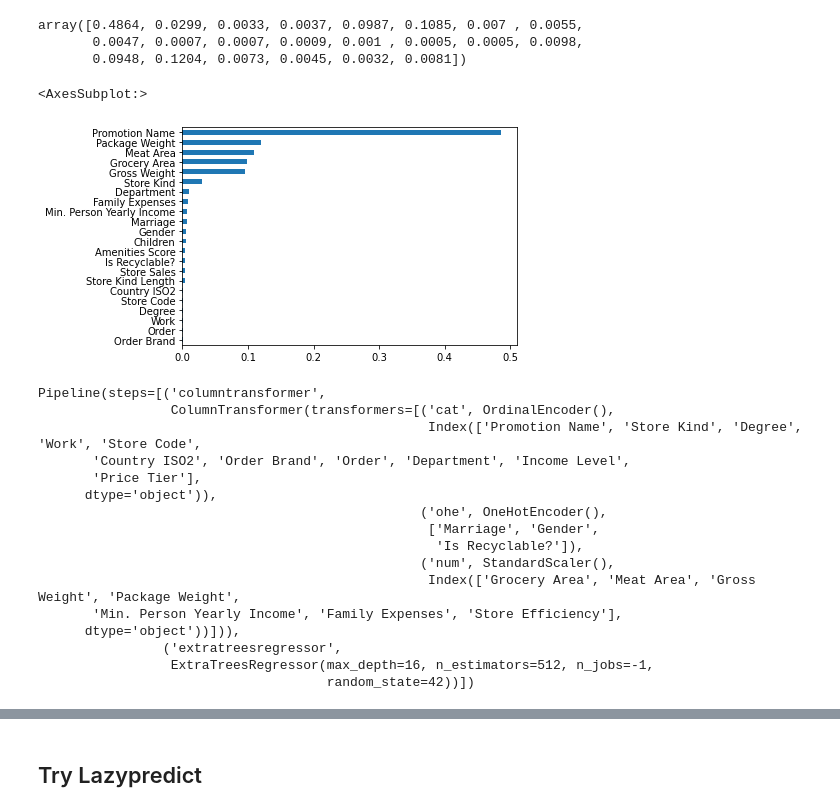
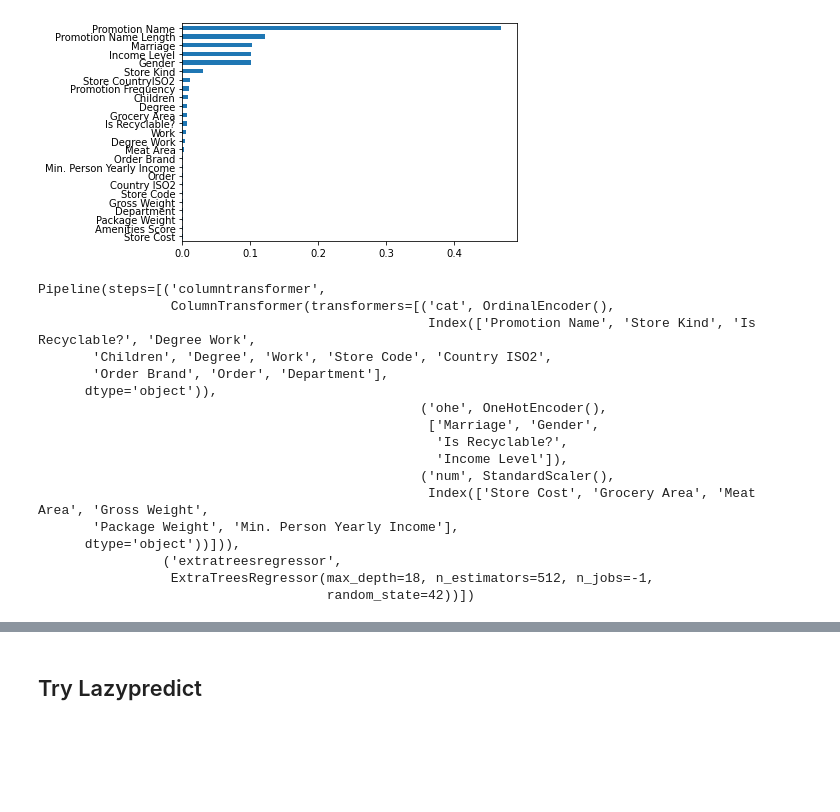
Before and after one commit to kershrita/Predicting-Market-Costs, a Jupyter notebook: model building.ipynb, the cells around one changed output, grey strips where cells are left out. Saved outputs shown, nothing was run; the diff lists cells and outputs as text; code cells hidden in the pictures; blank space fills up the shorter version.

```diff
--- a/model building.ipynb
+++ b/model building.ipynb
@@ -170,3 +90,0 @@ df = df.drop(columns=cols_to_drop)
-# %%
-df = wrangle(df)
-df.head()
@@ -184,0 +91,2 @@ df.shape
+# %%
+df["Store CountryISO2"] = df["Store Code"] + '_' + df["Country ISO2"]
@@ -189,9 +112,9 @@ y = df[target]
 # %%
 X_train, X_test, y_train, y_test = train_test_split(X, y, test_size=0.2, random_state=42)
 # %%
-ord_categorical_columns = df.select_dtypes("object").drop(columns=['Marriage', 'Gender']).columns
+ord_categorical_columns = df.select_dtypes("object").drop(columns=['Marriage', 'Gender', "Store CountryISO2"]).columns
 
-hot_categorical_columns = ['Marriage', 'Gender', 'Is Recyclable?']
+hot_categorical_columns = ['Marriage', 'Gender', 'Is Recyclable?', "Income Level"]
 
 numeric_columns = X.select_dtypes("float").columns
 # %%
@@ -243,7 +168,7 @@ rmse
 # %%
 rfmodel = make_pipeline(
     preprocessor,
-    RandomForestRegressor(n_estimators=512, max_depth=16, n_jobs=-1, random_state=42)
+    RandomForestRegressor(n_estimators=512, max_depth=18, n_jobs=-1, random_state=42)
 )
 rfmodel.fit(X_train, y_train)
 # %% [output]
@@ -292,38 +209,31 @@ Index(['Promotion Name', 'Store Kind', 'Store Sales', 'Is Recyclable?',
-# %%
-rfmodel.named_steps["randomforestregressor"].feature_importances_.round(4)
-# %% [output]
-array([0.4864, 0.0299, 0.0033, 0.0037, 0.0987, 0.1085, 0.007 , 0.0055,
-       0.0047, 0.0007, 0.0007, 0.0009, 0.001 , 0.0005, 0.0005, 0.0098,
-       0.0948, 0.1204, 0.0073, 0.0045, 0.0032, 0.0081])
 # %%
-
 pd.Series(rfmodel.named_steps["randomforestregressor"].feature_importances_,
-         index=X_train.columns).sort_values().plot(kind="barh")
+         index=X_train.columns[:25]).sort_values().plot(kind="barh");
 # %% [output]
-<AxesSubplot:>
-[figure, old version]
+[figure, new version]
 # %%
 exmodel = make_pipeline(
     preprocessor,
-    ExtraTreesRegressor(n_estimators=512, max_depth=16, n_jobs=-1, random_state=42)
+    ExtraTreesRegressor(n_estimators=512, max_depth=18, n_jobs=-1, random_state=42)
 )
 exmodel.fit(X_train, y_train)
 # %% [output]
 Pipeline(steps=[('columntransformer',
                  ColumnTransformer(transformers=[('cat', OrdinalEncoder(),
-                                                  Index(['Promotion Name', 'Store Kind', 'Degree', 'Work', 'Store Code',
-       'Country ISO2', 'Order Brand', 'Order', 'Department', 'Income Level',
-       'Price Tier'],
+                                                  Index(['Promotion Name', 'Store Kind', 'Is Recyclable?', 'Degree Work',
+       'Children', 'Degree', 'Work', 'Store Code', 'Country ISO2',
+       'Order Brand', 'Order', 'Department'],
       dtype='object')),
                                                  ('ohe', OneHotEncoder(),
                                                   ['Marriage', 'Gender',
-                                                   'Is Recyclable?']),
+                                                   'Is Recyclable?',
+                                                   'Income Level']),
                                                  ('num', StandardScaler(),
-                                                  Index(['Grocery Area', 'Meat Area', 'Gross Weight', 'Package Weight',
-       'Min. Person Yearly Income', 'Family Expenses', 'Store Efficiency'],
+                                                  Index(['Store Cost', 'Grocery Area', 'Meat Area', 'Gross Weight',
+       'Package Weight', 'Min. Person Yearly Income'],
       dtype='object'))])),
                 ('extratreesregressor',
-                 ExtraTreesRegressor(max_depth=16, n_estimators=512, n_jobs=-1,
+                 ExtraTreesRegressor(max_depth=18, n_estimators=512, n_jobs=-1,
                                      random_state=42))])
 # %%
 # Check if the model fitted well or not
```
Also changed, not shown: parts of 49 cells of this notebook, 3 other files.
